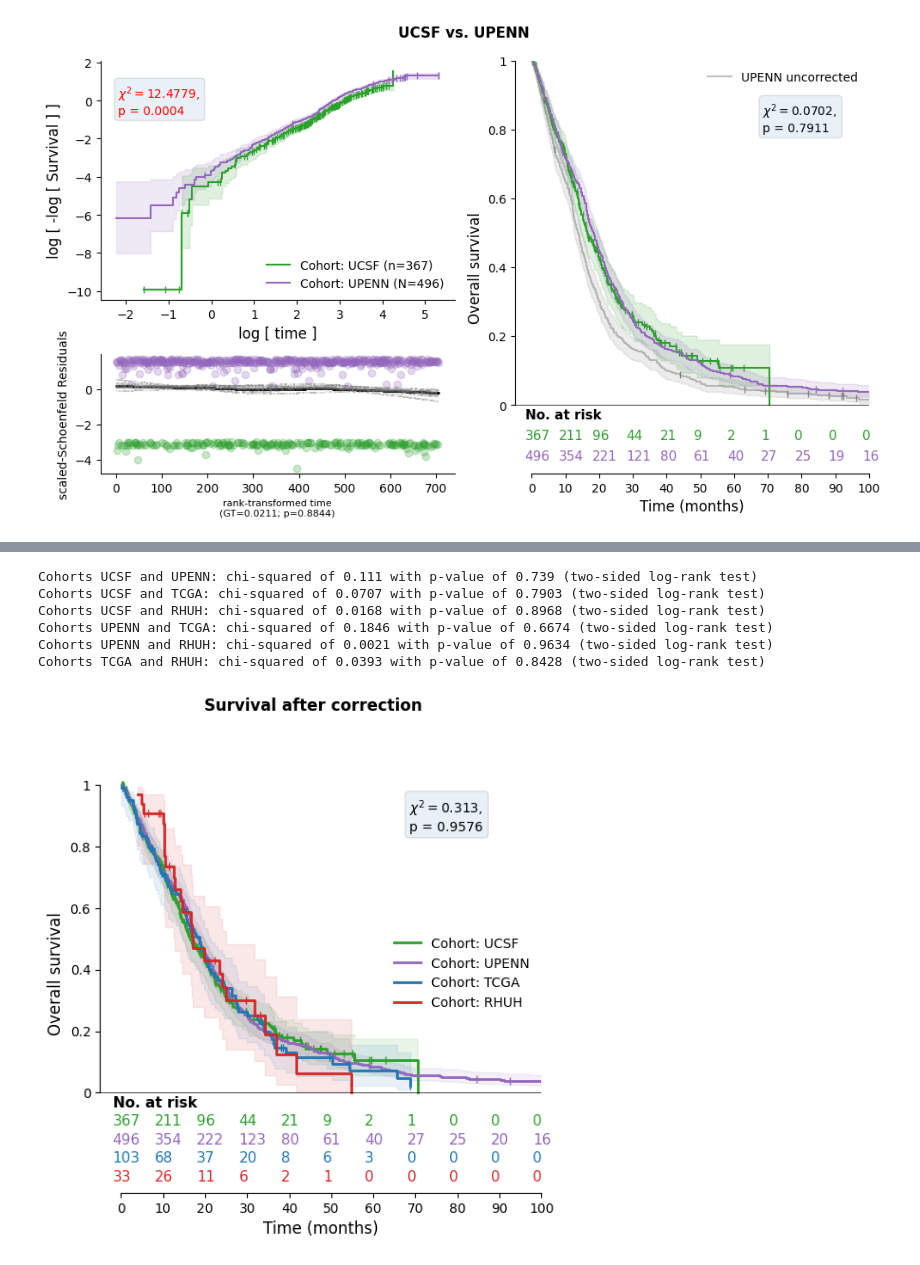
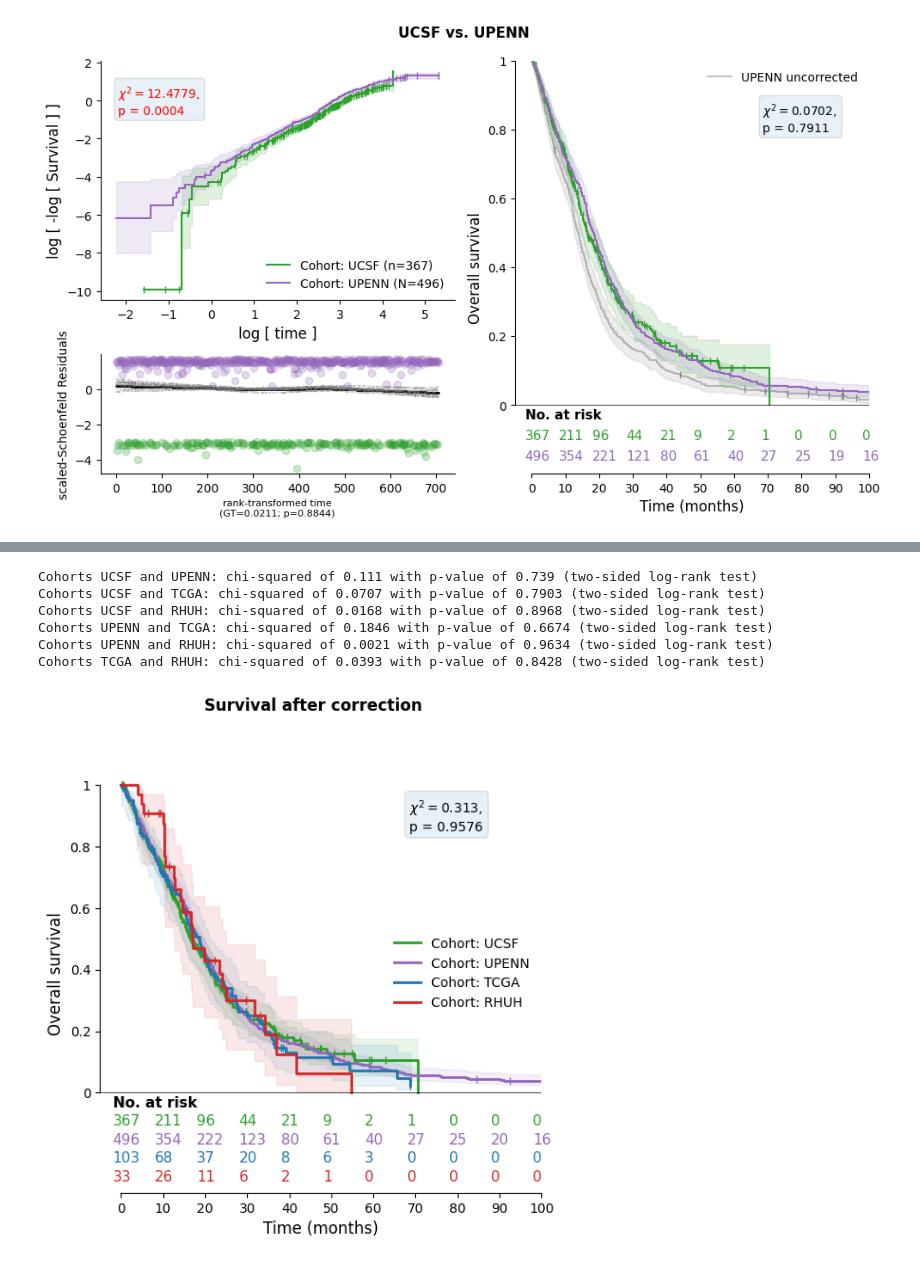
Before and after one commit to JoanSano/NormWM_4_Glioblastoma, a Jupyter notebook: createDatabase.ipynb, the cells around one changed output, grey strips where cells are left out. Saved outputs shown, nothing was run; the diff lists cells and outputs as text; code cells hidden in the pictures.

```diff
--- a/createDatabase.ipynb
+++ b/createDatabase.ipynb
@@ -446,6 +446,9 @@ for i, cohort in enumerate(cohort_ids):
     time, survival_prob, conf_int = kaplan_meier_estimator(
                 diag["status"]==1, diag["OS (days)"], conf_type="log-log"
             )
+    time = np.insert(time, 0, 0)
+    survival_prob = np.insert(survival_prob, 0, 1)
+    conf_int = np.insert(conf_int, 0, 1, axis=1)
     ax.step(time/daysXmonth, survival_prob, where="post", color=colors[i], label=f"Cohort: {cohort_name[i]}", linewidth=2)
     ax.fill_between(time/daysXmonth, conf_int[0], conf_int[1], alpha=0.10, step="post", color=colors[i])
     for t in diag.loc[diag["status"]==0, "OS (days)"].values: # Censoring times
@@ -1621,6 +1624,9 @@ for i, cohort in enumerate(cohort_ids):
     time, survival_prob, conf_int = kaplan_meier_estimator(
                 diag["status"]==1, diag["OS (days) - corrected"], conf_type="log-log"
             )
+    time = np.insert(time, 0, 0)
+    survival_prob = np.insert(survival_prob, 0, 1)
+    conf_int = np.insert(conf_int, 0, 1, axis=1)
     ax.step(time/daysXmonth, survival_prob, where="post", color=colors[i], label=f"Cohort: {cohort_name[i]}", linewidth=2)
     ax.fill_between(time/daysXmonth, conf_int[0], conf_int[1], alpha=0.10, step="post", color=colors[i])
     for t in diag.loc[diag["status"]==0, "OS (days) - corrected"].values: # Censoring times
@@ -1654,31 +1660,31 @@ ax.set_ylabel("Overall survival", fontsize=12)
 ax.spines[["top", "right"]].set_visible(False)
 ax.legend(frameon=False)
 fig.suptitle("Survival after correction", fontweight="bold")
 fig.savefig(f"{RESULTS}/OS-stats/OS-cohorts_after-correction.pdf", dpi=200, format="pdf")
 fig.savefig(f"{RESULTS}/OS-stats/OS-cohorts_after-correction.svg", dpi=200, format="svg")
 
 GROUP_STATS_array = np.array(GROUP_STATS)
 chisquared, p_val = np.zeros((len(cohort_ids), len(cohort_ids))), np.zeros((len(cohort_ids), len(cohort_ids)))
 name_cohort = {0: "UCSF", 1: "UPENN", 2: "TCGA", 3: "RHUH"}
 
 for i, cohort_i in enumerate(cohort_ids):
     for j in range(i+1, len(cohort_ids)):
         cohort_j = cohort_ids[j]
 
         chisquared[i,j], p_val[i,j] = compare_survival(
             OS_STATS_deSITE[(GROUP_STATS_array==cohort_i+1) | (GROUP_STATS_array==cohort_j+1)],
             list(GROUP_STATS_array[(GROUP_STATS_array==cohort_i+1) | (GROUP_STATS_array==cohort_j+1)]),
             return_stats=False
         )
         if p_val[i,j]<=0.05:
             print(f"ATENTION!!\n------>\t Cohorts {name_cohort[i]} and {name_cohort[j]}: chi-squared of {chisquared[i,j].round(4)} with p-value of {p_val[i,j].round(4)} (two-sided log-rank test)")
         else:
             print(f"Cohorts {name_cohort[i]} and {name_cohort[j]}: chi-squared of {chisquared[i,j].round(4)} with p-value of {p_val[i,j].round(4)} (two-sided log-rank test)")
 # %% [output]
 Cohorts UCSF and UPENN: chi-squared of 0.111 with p-value of 0.739 (two-sided log-rank test)
 Cohorts UCSF and TCGA: chi-squared of 0.0707 with p-value of 0.7903 (two-sided log-rank test)
 Cohorts UCSF and RHUH: chi-squared of 0.0168 with p-value of 0.8968 (two-sided log-rank test)
 Cohorts UPENN and TCGA: chi-squared of 0.1846 with p-value of 0.6674 (two-sided log-rank test)
 Cohorts UPENN and RHUH: chi-squared of 0.0021 with p-value of 0.9634 (two-sided log-rank test)
 Cohorts TCGA and RHUH: chi-squared of 0.0393 with p-value of 0.8428 (two-sided log-rank test)
-[figure, old version]
+[figure, new version]
```
Also changed, not shown: parts of 7 cells of this notebook.
